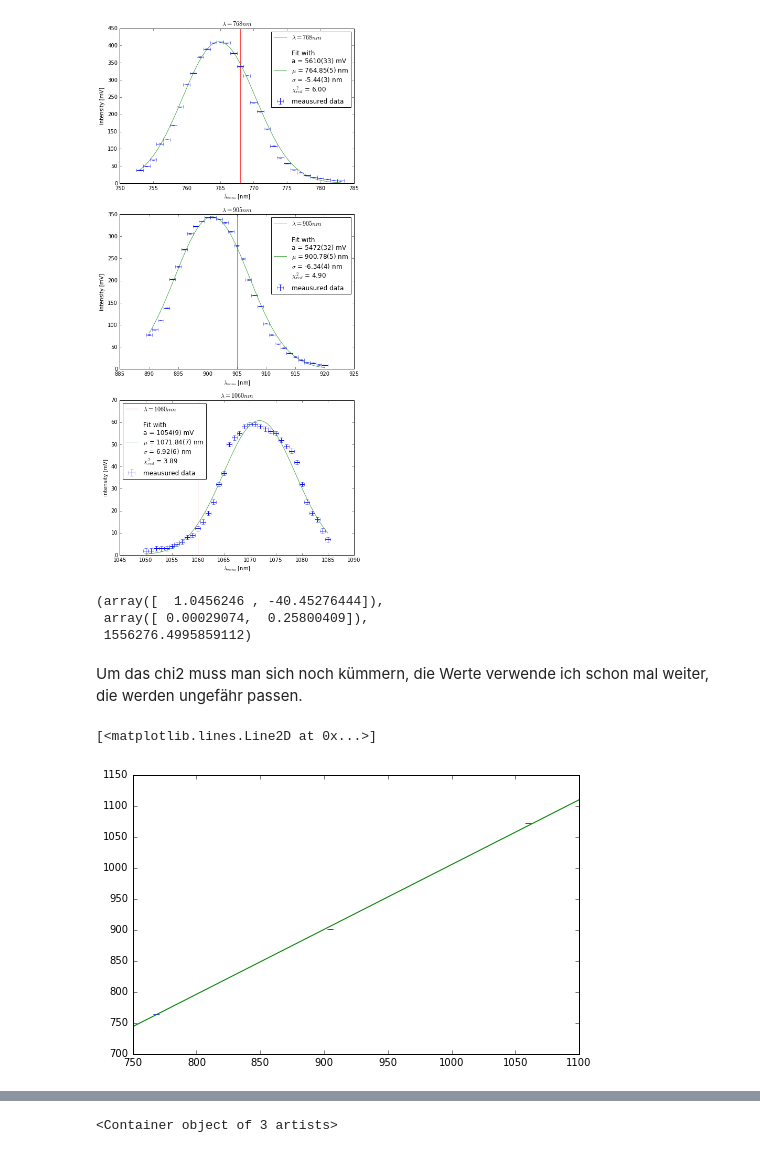
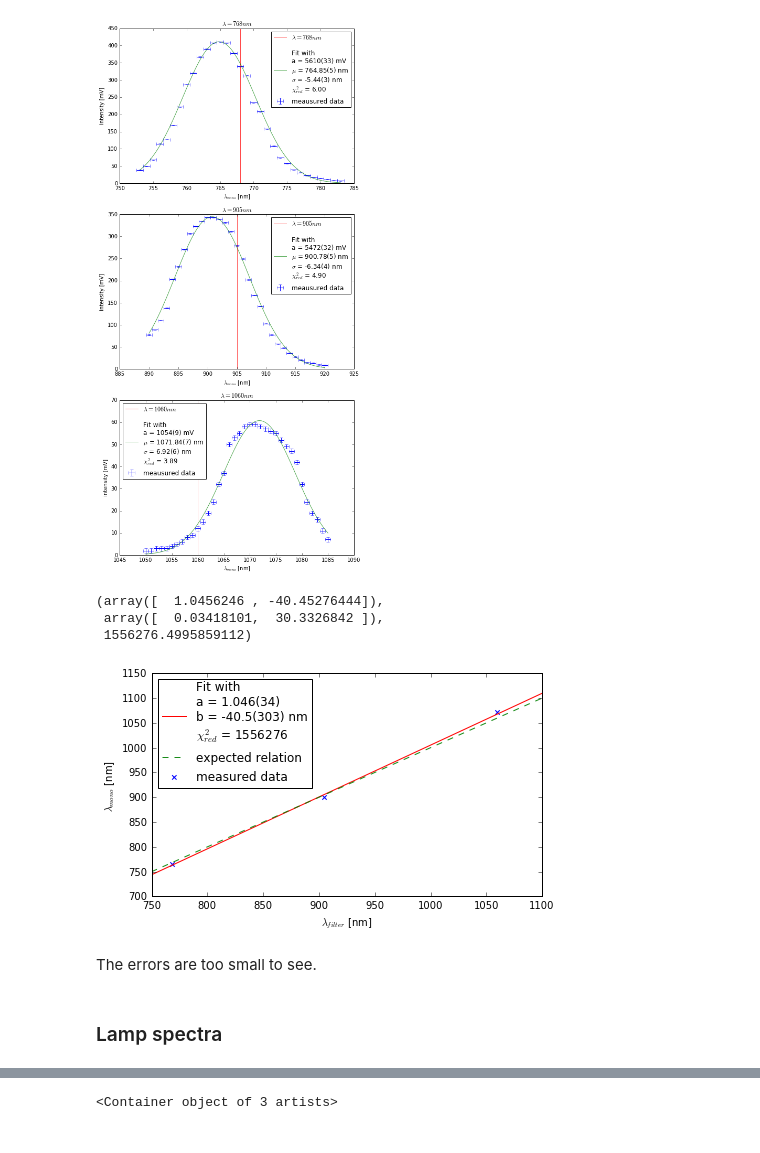
Before and after one commit to NlKLas/PyRePo, a Jupyter notebook: V44/V44.ipynb, the cells around one changed output, grey strips where cells are left out. Saved outputs shown, nothing was run; the diff lists cells and outputs as text; code cells hidden in the pictures.

```diff
--- a/V44/V44.ipynb
+++ b/V44/V44.ipynb
@@ -194,15 +193,37 @@ $\chi^2_{red}$ = %.2f"""%(opt_2[i][0],
 λ_mono = np.rollaxis(opt_2,1)[1]
 Δλ_mono = np.rollaxis(err_2,1)[1]
 
-opt_3, cov_3 = curve_fit(lin, λ_2, λ_mono, sigma = Δλ_mono, absolute_sigma = True)
+opt_3, cov_3 = curve_fit(lin, λ_2, λ_mono, sigma = Δλ_mono)#, absolute_sigma = True)
 err_3 = np.sqrt(np.diag(cov_3))
 χ2_3 = sum((λ_mono - lin(λ_2, *opt_3))**2/Δλ_mono**2)/(len(λ_mono) - len(opt_3))
 
 opt_3, err_3, χ2_3
 # %% [output]
 (array([  1.0456246 , -40.45276444]),
- array([ 0.00029074,  0.25800409]),
+ array([  0.03418101,  30.3326842 ]),
  1556276.4995859112)
+# %%
+# plots
+fig,ax = plt.subplots(figsize=(7,4))
+
+ax.scatter(λ_2, λ_mono, marker='x', label='measured data')
+x = np.linspace(750,1100,100)
+ax.plot(x, lin(x, *opt_3), c='red', label="""Fit with
+a = %.3f(%.f)
+b = %.1f(%.f) nm
+$\chi^2_{red}$ = %.f"""%(opt_3[0], 10**3*err_3[0], opt_3[1], 10**1*err_3[1], χ2_3))
+ax.plot(x, lin(x, 1, 0), ls='--', alpha=0.9, c='g', label='expected relation')
+ax.legend(loc=0)
+ax.set_xlim(min(x), max(x))
+ax.set_ylabel('$\lambda_{mono}$ [nm]')
+ax.set_xlabel('$\lambda_{filter}$ [nm]')
+#fig.savefig('mono_lin_fit.pdf')
+# %% [output]
+[figure, added]
+# %% [markdown]
+The errors are too small to see.
+# %% [markdown]
+### Lamp spectra
 # %%
 def λ_corr(λ):
     return lin(λ, *opt_3)
@@ -216,15 +237,3 @@ def U_lamp(λ,per):
     λ = np.array(λ)
     array = per[0]*U_la[0] + per[1]*U_la[1] + per[2]*U_la[2]
     return (λ/20 - λ//20)*array[np.ceil(λ/20).astype(int) - 20] + (1 - λ/20 + λ//20)*array[np.floor(λ/20).astype(int) - 20]
-# %% [markdown]
-Um das chi2 muss man sich noch kümmern, die Werte verwende ich schon mal weiter, die werden ungefähr passen.
-# %%
-# plots
-fig,ax = plt.subplots(figsize=(8,5))
-
-ax.errorbar(λ_2, λ_mono, yerr = Δλ_mono, fmt='none')
-x = np.linspace(750,1100,100)
-ax.plot(x, lin(x, *opt_3))
-# %% [output]
-[<matplotlib.lines.Line2D at 0x...>]
-[figure, removed]
```
Also changed, not shown: parts of 5 cells of this notebook, 3 other files.
